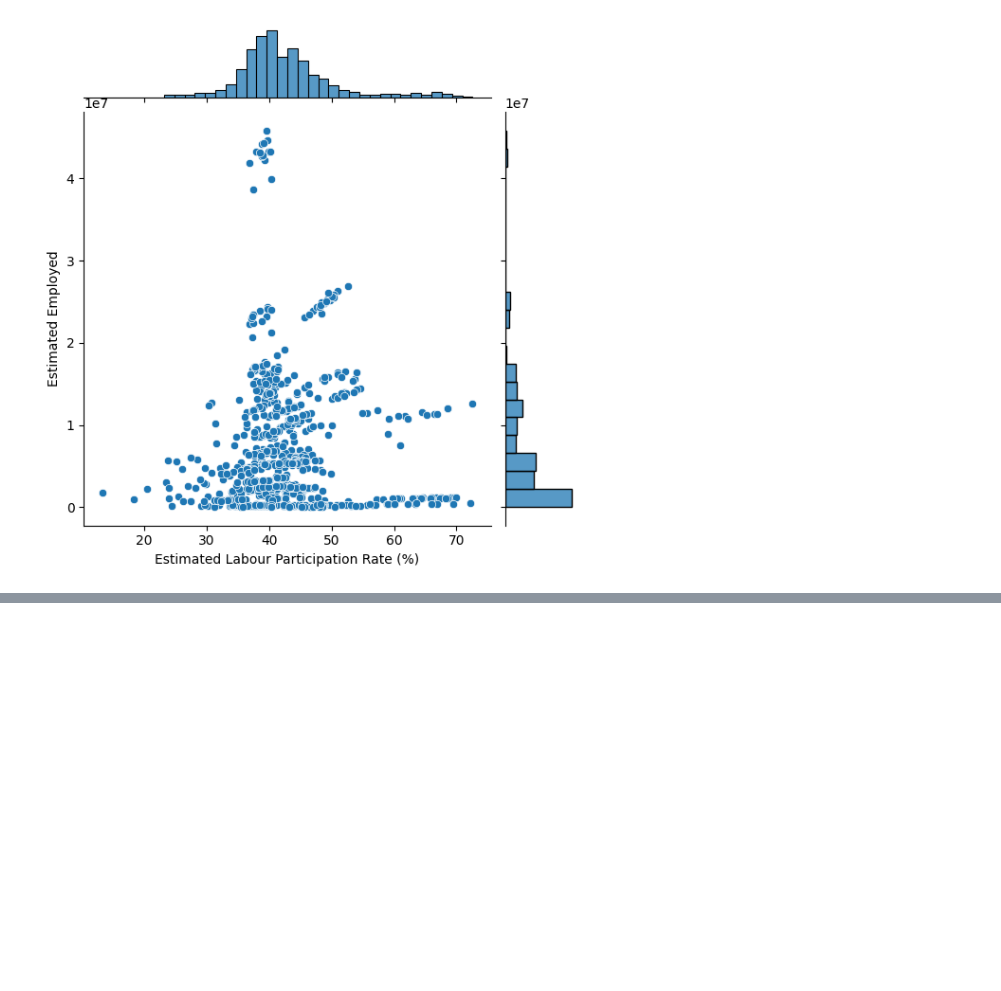
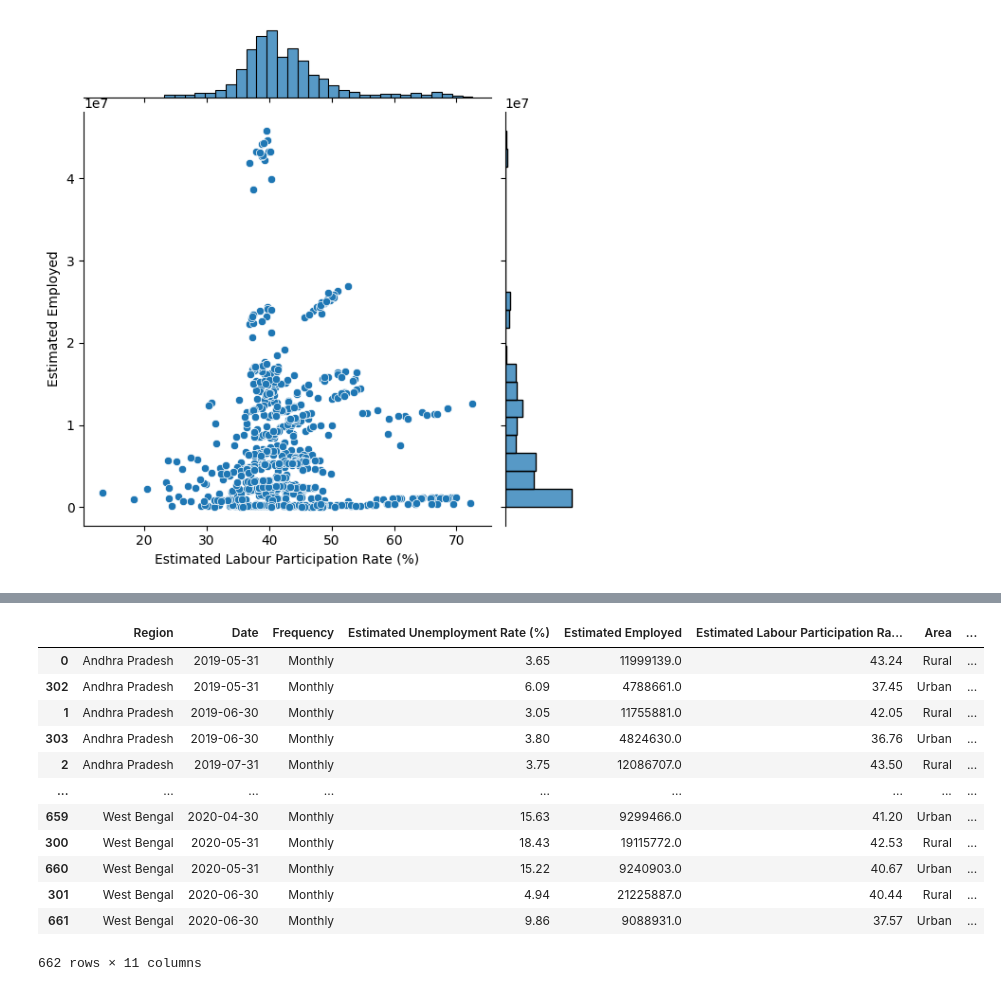
Before and after one commit to Rana0075/Analyzing-and-Forecasting-Unemployment-Trends-in-India, a Jupyter notebook: Analyzing and Forecasting Unemployment Trends in India.ipynb, the cells around one changed output, grey strips where cells are left out. Cells and saved outputs as stored; diff of their text form; code cells hidden in the pictures; blank space fills up the shorter version.

```diff
--- a/Analyzing and Forecasting Unemployment Trends in India.ipynb
+++ b/Analyzing and Forecasting Unemployment Trends in India.ipynb
@@ -322,0 +361,20 @@ df2.head(15)
+# %%
+df3 = df2.sort_values(['Region', 'Date'])
+
+df3['YoY_Unemployment_Change'] = df3.groupby('Region')['Estimated Unemployment Rate (%)'].transform(lambda x: x - x.shift(12))
+# %%
+df3
+# %% [output]
+|  | Region | Date | Frequency | Estimated Unemployment Rate (%) | Estimated Employed | Estimated Labour Participation Ra... | Area | ... |
+| 0 | Andhra Pradesh | 2019-05-31 | Monthly | 3.65 | 11999139.0 | 43.24 | Rural | ... |
+| 302 | Andhra Pradesh | 2019-05-31 | Monthly | 6.09 | 4788661.0 | 37.45 | Urban | ... |
+| 1 | Andhra Pradesh | 2019-06-30 | Monthly | 3.05 | 11755881.0 | 42.05 | Rural | ... |
+| 303 | Andhra Pradesh | 2019-06-30 | Monthly | 3.80 | 4824630.0 | 36.76 | Urban | ... |
+| 2 | Andhra Pradesh | 2019-07-31 | Monthly | 3.75 | 12086707.0 | 43.50 | Rural | ... |
+| ... | ... | ... | ... | ... | ... | ... | ... | ... |
+| 659 | West Bengal | 2020-04-30 | Monthly | 15.63 | 9299466.0 | 41.20 | Urban | ... |
+| 300 | West Bengal | 2020-05-31 | Monthly | 18.43 | 19115772.0 | 42.53 | Rural | ... |
+| 660 | West Bengal | 2020-05-31 | Monthly | 15.22 | 9240903.0 | 40.67 | Urban | ... |
+| 301 | West Bengal | 2020-06-30 | Monthly | 4.94 | 21225887.0 | 40.44 | Rural | ... |
+| 661 | West Bengal | 2020-06-30 | Monthly | 9.86 | 9088931.0 | 37.57 | Urban | ... |
+662 rows × 11 columns
```
Also changed, not shown: parts of 15 cells of this notebook.
